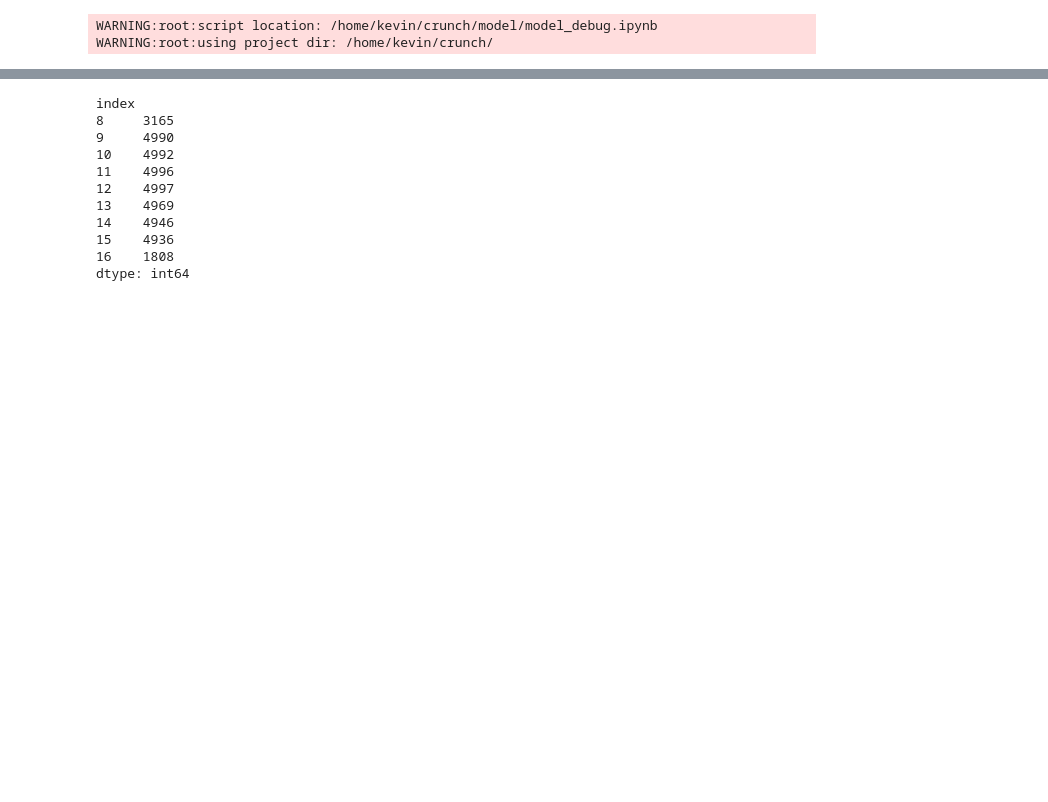
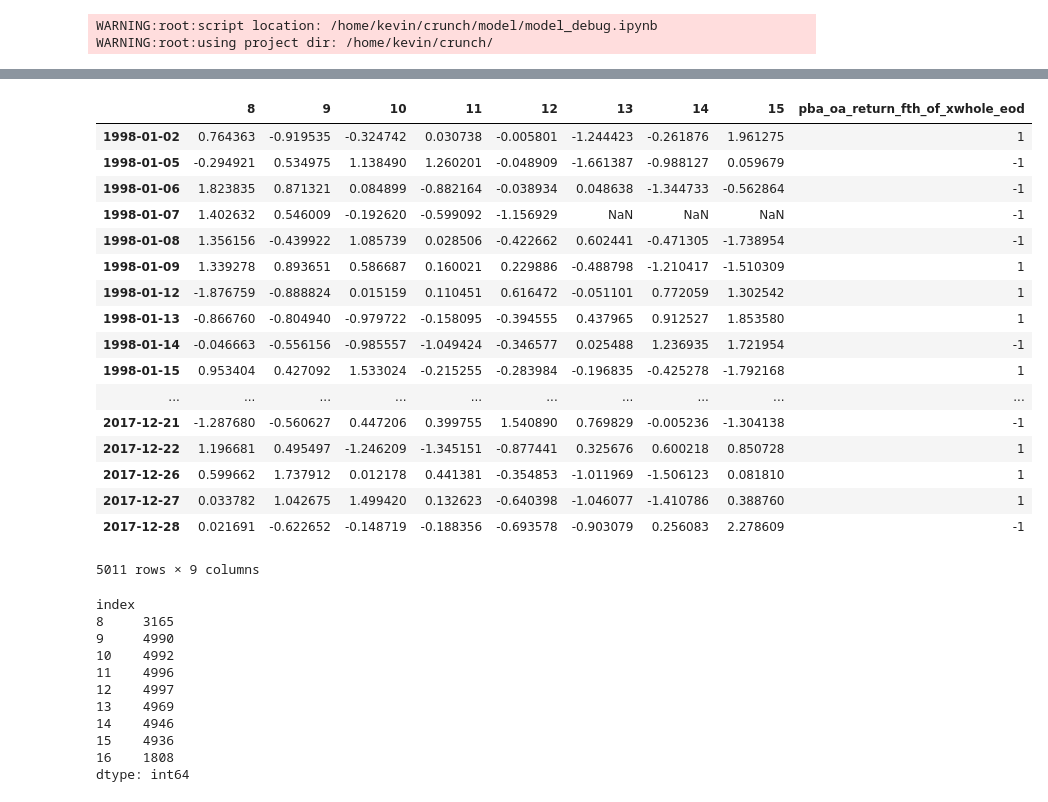
Before and after one commit to kevindirect/thesis-code, a Jupyter notebook: model/model_debug.ipynb, the cells around one changed output, grey strips where cells are left out. Cells and saved outputs as stored; diff of their text form; code cells hidden in the pictures; blank space fills up the shorter version.

Commit message:
pre-model feature label debugging

```diff
--- a/model/model_debug.ipynb
+++ b/model/model_debug.ipynb
@@ -57,7 +58,7 @@ set_loglevel('info')
 dataset_name = default_dataset
 filterset_name = default_filterset
 filter_idxs = ["1"]
-assets_str = 'dow_jones,sp_500,nasdaq_100, russell_2000'
+assets_str = 'sp_500'
 assets = list(map(str.strip, assets_str.split(',')))
 
 dataset_dict = load_json(dataset_name, dir_path=DATASET_DIR)
@@ -75,8 +76,4 @@ logging.info('filter: {} [{}]'.format(filterset_name[:-JSON_SFX_LEN], str(', '.j
 logging.debug('filterset: ' +str(filterset))
 logging.debug('fpaths: ' +str(dataset['features']['paths']))
 logging.debug('lpaths: ' +str(dataset['labels']['paths']))
-
-ax = ['raw', 'id_rm']
-au_dg, au_cs = list_get_dict(dg, ax), list_get_dict(cs2, ax)
-lt_paths, lt_recs, lt_dfs = DataAPI.lazy_load(au_dg, au_cs)
 # %% [output]
@@ -124,0 +83,21 @@ INFO:root:executing...
+# %%
+def is_alignment_needed(df, ratio_max=.25):
+	count_df = df.count()
+	return count_df.size > EXPECTED_NUM_HOURS and abs(count_df.iloc[0] - count_df.iloc[-1]) > ratio_max*count_df.max()
+
+def align_first_last(df):
+	"""
+	Return df where non-overlapping subsets have first or last column set to null, align them and remove the redundant column.
+	"""
+	cnt_df = df.count()
+	first_hr, last_hr = cnt_df.index[0], cnt_df.index[-1]
+	firstnull = df[df[first_hr].isnull() & ~df[last_hr].isnull()]
+	lastnull = df[~df[first_hr].isnull() & df[last_hr].isnull()]
+
+	# The older format is changed to match the latest one
+	if (firstnull.index[-1] > lastnull.index[-1]): 		# Changed lastnull subset to firstnull
+		df.loc[~df[first_hr].isnull() & df[last_hr].isnull(), :] = lastnull.shift(periods=1, axis=1)
+	elif (firstnull.index[-1] < lastnull.index[-1]):	# Changed firstnull subset to lastnull
+		df.loc[df[first_hr].isnull() & ~df[last_hr].isnull(), :] = firstnull.shift(periods=-1, axis=1)
+
+	return filter_cols_below(df)
@@ -125,3 +193,27 @@ INFO:root:executing...
+# %%
+lab_name = labs.columns[0]
+lab_ser = shift_label(labs.loc[:, lab_name])
+# %%
+inner_join(feats.dropna(axis=0, how='all'), lab_ser)
+# %% [output]
+|  | 8 | 9 | 10 | 11 | 12 | 13 | 14 | 15 | pba_oa_return_fth_of_xwhole_eod |
+| 1998-01-02 | 0.764363 | -0.919535 | -0.324742 | 0.030738 | -0.005801 | -1.244423 | -0.261876 | 1.961275 | 1 |
+| 1998-01-05 | -0.294921 | 0.534975 | 1.138490 | 1.260201 | -0.048909 | -1.661387 | -0.988127 | 0.059679 | -1 |
+| 1998-01-06 | 1.823835 | 0.871321 | 0.084899 | -0.882164 | -0.038934 | 0.048638 | -1.344733 | -0.562864 | -1 |
+| 1998-01-07 | 1.402632 | 0.546009 | -0.192620 | -0.599092 | -1.156929 | NaN | NaN | NaN | -1 |
+| 1998-01-08 | 1.356156 | -0.439922 | 1.085739 | 0.028506 | -0.422662 | 0.602441 | -0.471305 | -1.738954 | -1 |
+| 1998-01-09 | 1.339278 | 0.893651 | 0.586687 | 0.160021 | 0.229886 | -0.488798 | -1.210417 | -1.510309 | 1 |
+| 1998-01-12 | -1.876759 | -0.888824 | 0.015159 | 0.110451 | 0.616472 | -0.051101 | 0.772059 | 1.302542 | 1 |
+| 1998-01-13 | -0.866760 | -0.804940 | -0.979722 | -0.158095 | -0.394555 | 0.437965 | 0.912527 | 1.853580 | 1 |
+| 1998-01-14 | -0.046663 | -0.556156 | -0.985557 | -1.049424 | -0.346577 | 0.025488 | 1.236935 | 1.721954 | -1 |
+| 1998-01-15 | 0.953404 | 0.427092 | 1.533024 | -0.215255 | -0.283984 | -0.196835 | -0.425278 | -1.792168 | 1 |
+| ... | ... | ... | ... | ... | ... | ... | ... | ... | ... |
+| 2017-12-21 | -1.287680 | -0.560627 | 0.447206 | 0.399755 | 1.540890 | 0.769829 | -0.005236 | -1.304138 | -1 |
+| 2017-12-22 | 1.196681 | 0.495497 | -1.246209 | -1.345151 | -0.877441 | 0.325676 | 0.600218 | 0.850728 | 1 |
+| 2017-12-26 | 0.599662 | 1.737912 | 0.012178 | 0.441381 | -0.354853 | -1.011969 | -1.506123 | 0.081810 | 1 |
+| 2017-12-27 | 0.033782 | 1.042675 | 1.499420 | 0.132623 | -0.640398 | -1.046077 | -1.410786 | 0.388760 | 1 |
+| 2017-12-28 | 0.021691 | -0.622652 | -0.148719 | -0.188356 | -0.693578 | -0.903079 | 0.256083 | 2.278609 | -1 |
+5011 rows × 9 columns
 # %%
 for asset in assets:
     transposed = filter_cols_below(results[asset].compute())
```
Also changed, not shown: parts of 7 cells of this notebook.
